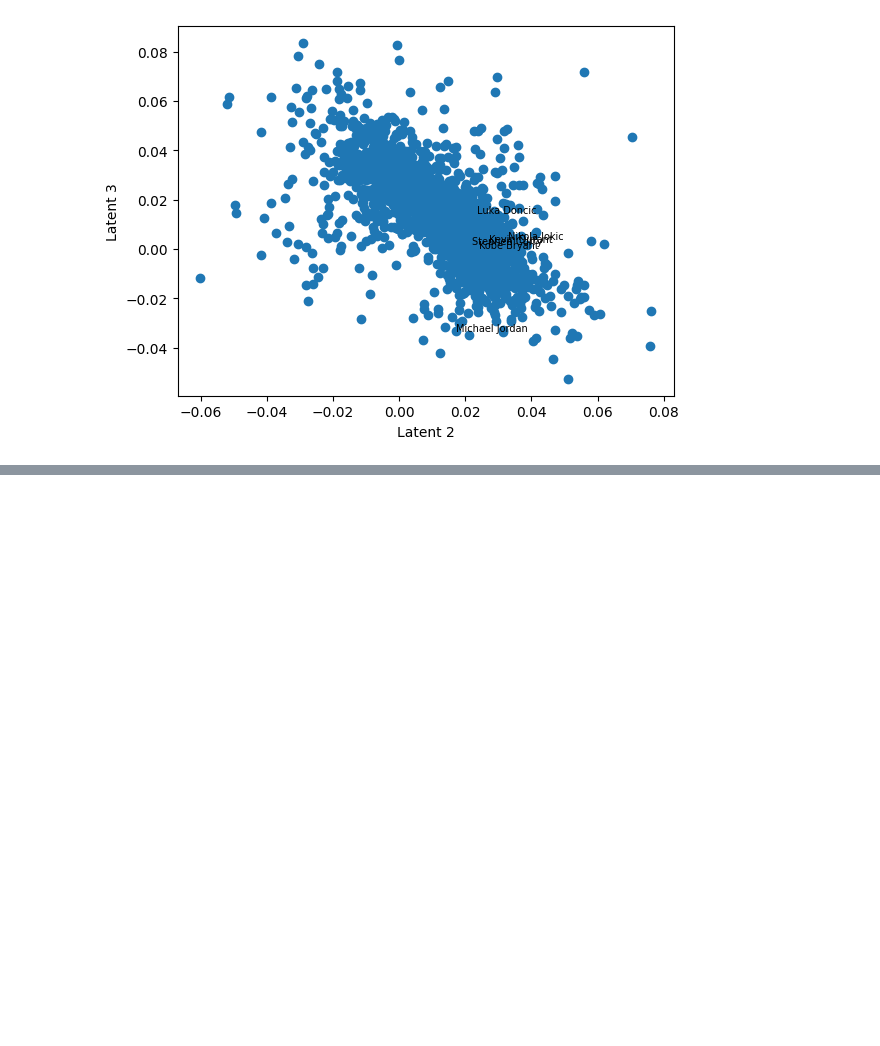
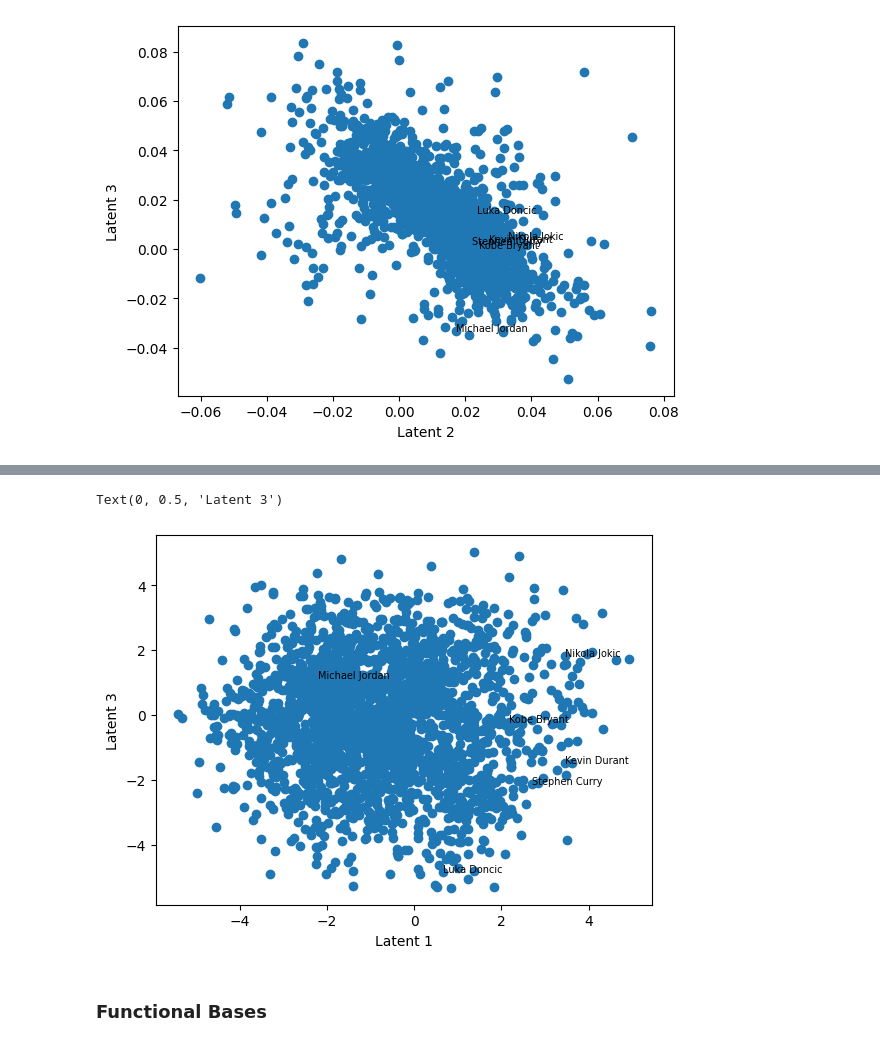
Before and after one commit to abrahme/nba_functional_analysis, a Jupyter notebook: HSGPFunctional.ipynb, the cells around one changed output, grey strips where cells are left out. Drawn from its saved outputs; the diff is of its cells as text; code cells hidden in the pictures; blank space fills up the shorter version.

```diff
--- a/HSGPFunctional.ipynb
+++ b/HSGPFunctional.ipynb
@@ -254,0 +292,12 @@ Text(0, 0.5, 'Latent 3')
+# %%
+plt.scatter(X_ppca[:,0], X_ppca[:,2])
+# Annotate outliers
+for i in star_indices:
+    plt.annotate(names[i], (X_ppca[i, 0], X_ppca[i, 2]), fontsize=7)
+plt.xlabel("Latent 1")
+plt.ylabel("Latent 3")
+# %% [output]
+Text(0, 0.5, 'Latent 3')
+[figure, added]
+# %% [markdown]
+### Functional Bases
```
Also changed, not shown: parts of 10 cells of this notebook, 2 other files.
